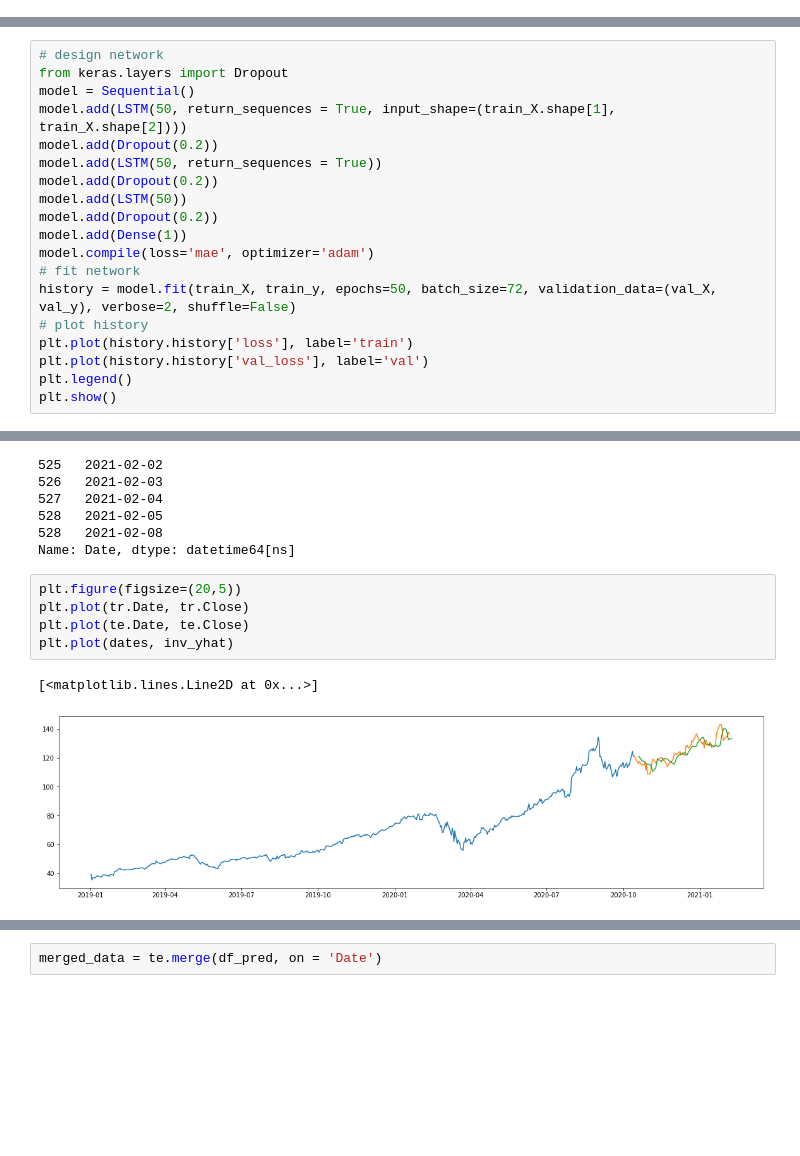
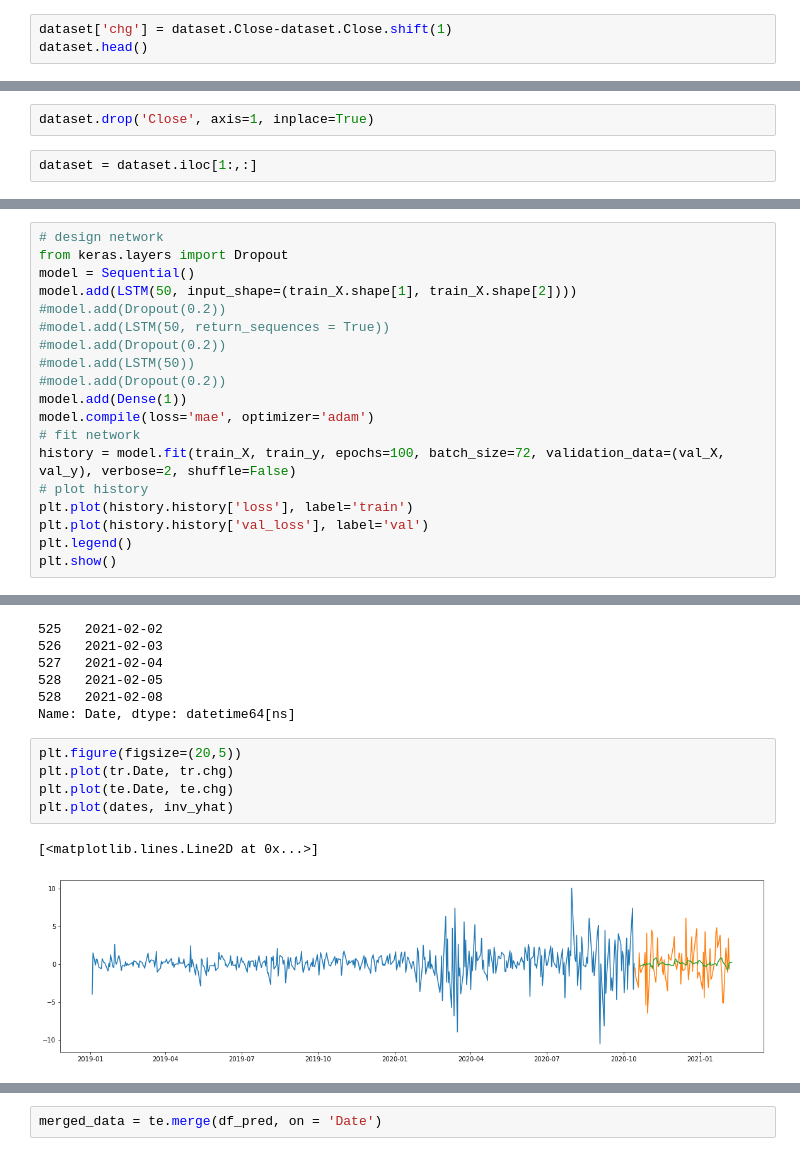
Before and after one commit to hadi-android/autotrading, a Jupyter notebook: pred_stock_quant_LSTM.ipynb, the cells around one changed output, grey strips where cells are left out. Cells and saved outputs as stored; diff of their text form; blank space fills up the shorter version.

```diff
--- a/pred_stock_quant_LSTM.ipynb
+++ b/pred_stock_quant_LSTM.ipynb
@@ -89,0 +103,3 @@ dataset['Close'] = target
+# %%
+dataset['chg'] = dataset.Close-dataset.Close.shift(1)
+dataset.head()
@@ -90,3 +113,7 @@ dataset['Close'] = target
+# %%
+dataset.drop('Close', axis=1, inplace=True)
+# %%
+dataset = dataset.iloc[1:,:]
 # %%
 dataset.head()
 # %% [output]
@@ -198,16 +225,16 @@ print(train_X.shape, train_y.shape, val_X.shape, val_y.shape, test_X.shape, test
 # design network
 from keras.layers import Dropout
 model = Sequential()
-model.add(LSTM(50, return_sequences = True, input_shape=(train_X.shape[1], train_X.shape[2])))
-model.add(Dropout(0.2))
-model.add(LSTM(50, return_sequences = True))
-model.add(Dropout(0.2))
-model.add(LSTM(50))
-model.add(Dropout(0.2))
+model.add(LSTM(50, input_shape=(train_X.shape[1], train_X.shape[2])))
+#model.add(Dropout(0.2))
+#model.add(LSTM(50, return_sequences = True))
+#model.add(Dropout(0.2))
+#model.add(LSTM(50))
+#model.add(Dropout(0.2))
 model.add(Dense(1))
 model.compile(loss='mae', optimizer='adam')
 # fit network
-history = model.fit(train_X, train_y, epochs=50, batch_size=72, validation_data=(val_X, val_y), verbose=2, shuffle=False)
+history = model.fit(train_X, train_y, epochs=100, batch_size=72, validation_data=(val_X, val_y), verbose=2, shuffle=False)
 # plot history
 plt.plot(history.history['loss'], label='train')
 plt.plot(history.history['val_loss'], label='val')
@@ -369,11 +389,11 @@ dates.tail()
 Name: Date, dtype: datetime64[ns]
 # %%
 plt.figure(figsize=(20,5))
-plt.plot(tr.Date, tr.Close)
-plt.plot(te.Date, te.Close)
+plt.plot(tr.Date, tr.chg)
+plt.plot(te.Date, te.chg)
 plt.plot(dates, inv_yhat)
 # %% [output]
 [<matplotlib.lines.Line2D at 0x...>]
-[figure, old version]
+[figure, new version]
 # %%
 plt.figure(figsize=(20,5))
```
Also changed, not shown: parts of 32 cells of this notebook.
